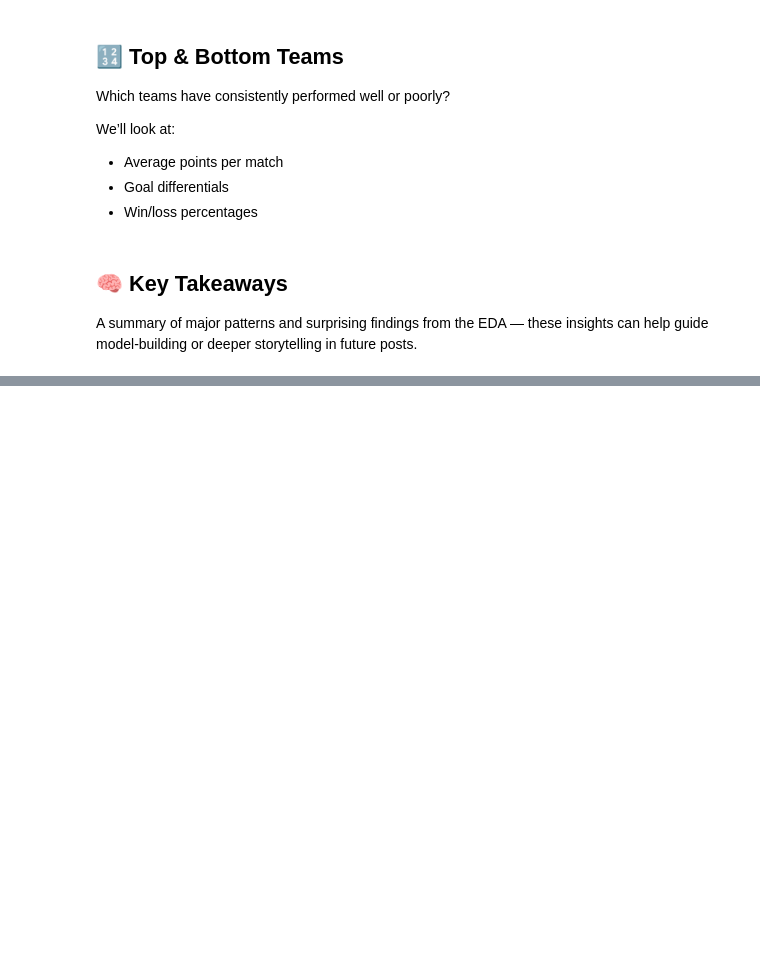
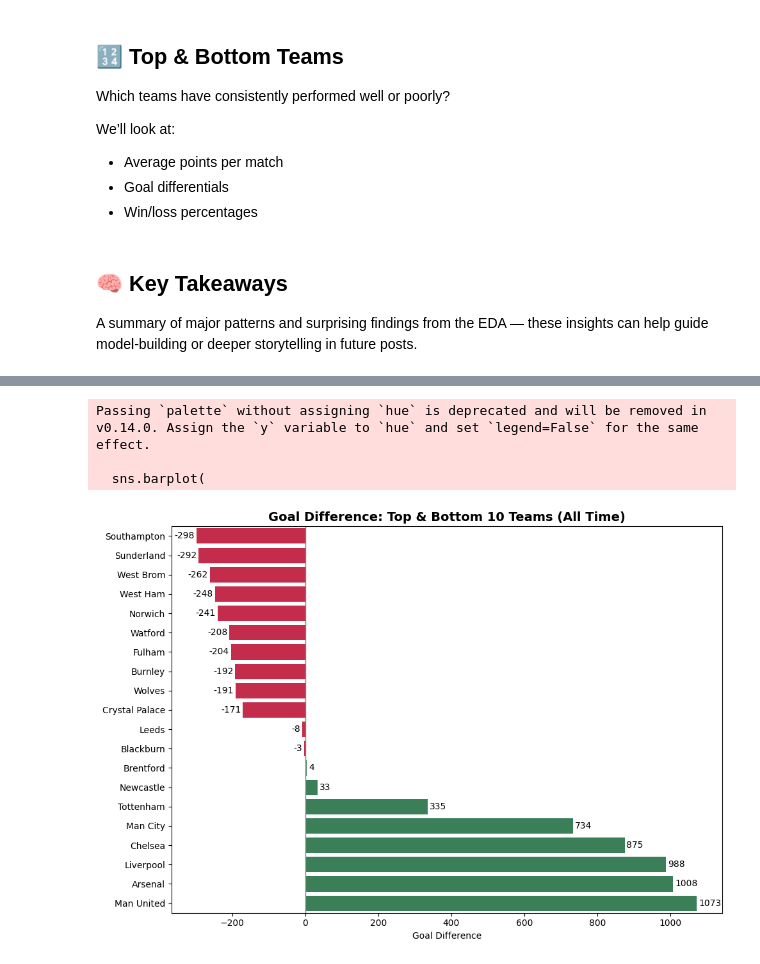
Before and after one commit to agusorozco/InvertedNonsense, a Jupyter notebook: premier-league-winners-analysis/notebooks/eda.ipynb, the cells around one changed output, grey strips where cells are left out. Saved outputs shown, nothing was run; the diff lists cells and outputs as text; code cells hidden in the pictures; blank space fills up the shorter version.

```diff
--- a/premier-league-winners-analysis/notebooks/eda.ipynb
+++ b/premier-league-winners-analysis/notebooks/eda.ipynb
@@ -261,0 +286,41 @@ A summary of major patterns and surprising findings from the EDA — these insig
+# %%
+top_bottom_gd = pd.concat([
+    goal_diff.nlargest(10, 'GoalDifference'),
+    goal_diff.nsmallest(10, 'GoalDifference')
+])
+
+top_bottom_gd = top_bottom_gd.sort_values('GoalDifference')
+
+# ✅ Convert Series to list here
+colors = top_bottom_gd['GoalDifference'].apply(lambda x: 'crimson' if x < 0 else 'seagreen').tolist()
+
+plt.figure(figsize=(10, 7))
+sns.barplot(
+    data=top_bottom_gd,
+    x='GoalDifference',
+    y='Team',
+    palette=colors
+)
+
+plt.title('Goal Difference: Top & Bottom 10 Teams (All Time)', fontsize=14, weight='bold')
+plt.xlabel('Goal Difference')
+plt.ylabel('')
+plt.axvline(0, color='gray', linewidth=1)
+
+for i, row in enumerate(top_bottom_gd.itertuples()):
+    plt.text(
+        row.GoalDifference + (5 if row.GoalDifference >= 0 else -5),
+        i,
+        f"{int(row.GoalDifference)}",
+        color='black',
+        va='center',
+        ha='left' if row.GoalDifference >= 0 else 'right'
+    )
+
+plt.tight_layout()
+plt.show()
+# %% [output]
+Passing `palette` without assigning `hue` is deprecated and will be removed in v0.14.0. Assign the `y` variable to `hue` and set `legend=False` for the same effect.
+
+  sns.barplot(
+[figure, added]
```
Also changed, not shown: parts of 1 cell of this notebook.
